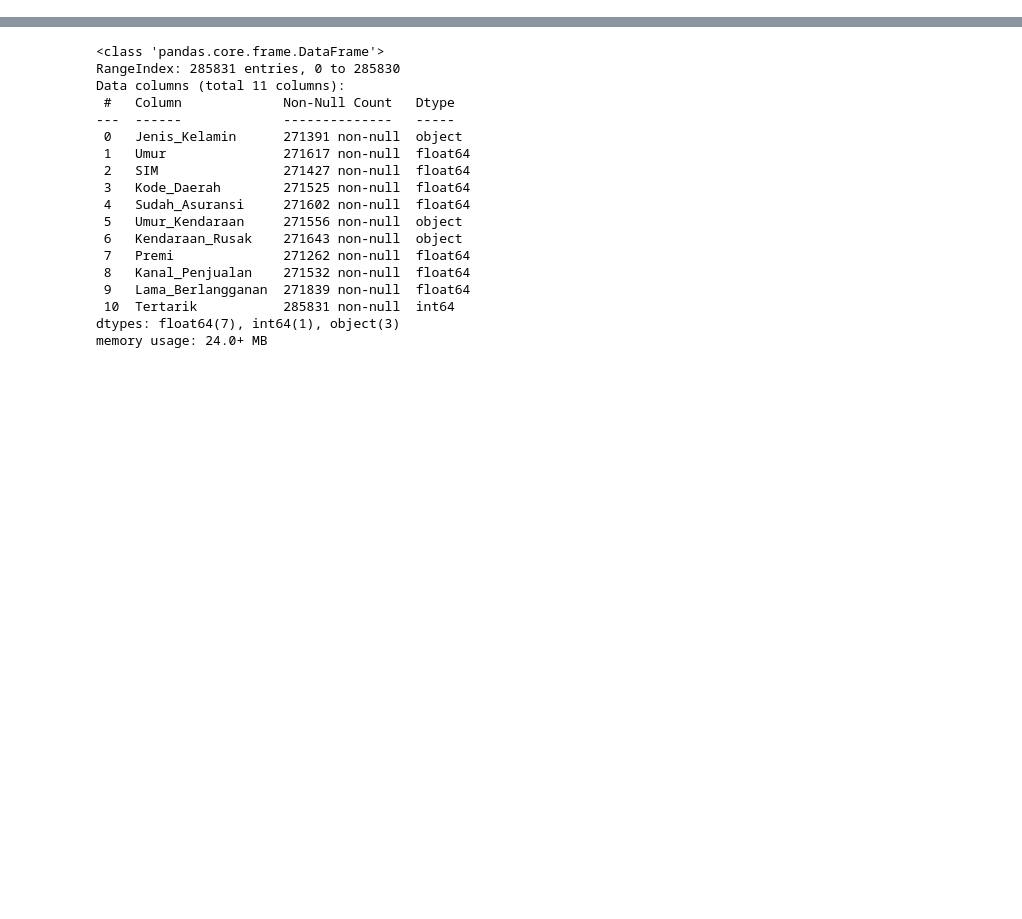
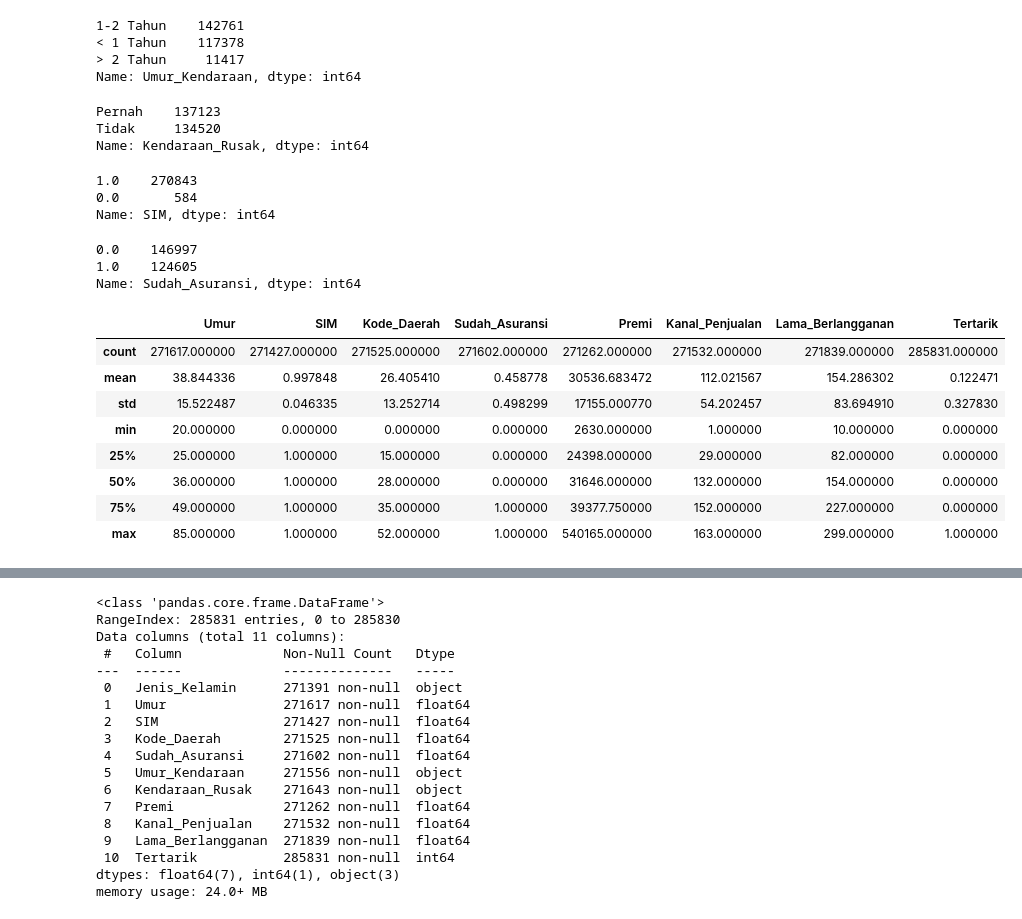
Before and after one commit to ShinyQ/Tugas-Besar-Pembelajaran-Mesin_Classification, a Jupyter notebook: DataPraprocessing.ipynb, the cells around one changed output, grey strips where cells are left out. Saved outputs shown, nothing was run; the diff lists cells and outputs as text; code cells hidden in the pictures; blank space fills up the shorter version.

```diff
--- a/DataPraprocessing.ipynb
+++ b/DataPraprocessing.ipynb
@@ -23,3 +37,40 @@ Total Dataset : 285831
+# %%
+df_train['Umur_Kendaraan'].value_counts()
+# %% [output]
+1-2 Tahun    142761
+< 1 Tahun    117378
+> 2 Tahun     11417
+Name: Umur_Kendaraan, dtype: int64
+# %%
+df_train['Kendaraan_Rusak'].value_counts()
+# %% [output]
+Pernah    137123
+Tidak     134520
+Name: Kendaraan_Rusak, dtype: int64
+# %%
+df_train['SIM'].value_counts()
+# %% [output]
+1.0    270843
+0.0       584
+Name: SIM, dtype: int64
+# %%
+df_train['Sudah_Asuransi'].value_counts()
+# %% [output]
+0.0    146997
+1.0    124605
+Name: Sudah_Asuransi, dtype: int64
+# %%
+df_train.describe()
+# %% [output]
+|  | Umur | SIM | Kode_Daerah | Sudah_Asuransi | Premi | Kanal_Penjualan | Lama_Berlangganan | Tertarik |
+| count | 271617.000000 | 271427.000000 | 271525.000000 | 271602.000000 | 271262.000000 | 271532.000000 | 271839.000000 | 285831.000000 |
+| mean | 38.844336 | 0.997848 | 26.405410 | 0.458778 | 30536.683472 | 112.021567 | 154.286302 | 0.122471 |
+| std | 15.522487 | 0.046335 | 13.252714 | 0.498299 | 17155.000770 | 54.202457 | 83.694910 | 0.327830 |
+| min | 20.000000 | 0.000000 | 0.000000 | 0.000000 | 2630.000000 | 1.000000 | 10.000000 | 0.000000 |
+| 25% | 25.000000 | 1.000000 | 15.000000 | 0.000000 | 24398.000000 | 29.000000 | 82.000000 | 0.000000 |
+| 50% | 36.000000 | 1.000000 | 28.000000 | 0.000000 | 31646.000000 | 132.000000 | 154.000000 | 0.000000 |
+| 75% | 49.000000 | 1.000000 | 35.000000 | 1.000000 | 39377.750000 | 152.000000 | 227.000000 | 0.000000 |
+| max | 85.000000 | 1.000000 | 52.000000 | 1.000000 | 540165.000000 | 163.000000 | 299.000000 | 1.000000 |
 # %%
 df_test = pd.read_csv("Dataset/kendaraan_test.csv")
 
```
Also changed, not shown: parts of 10 cells of this notebook, 6 other files.
